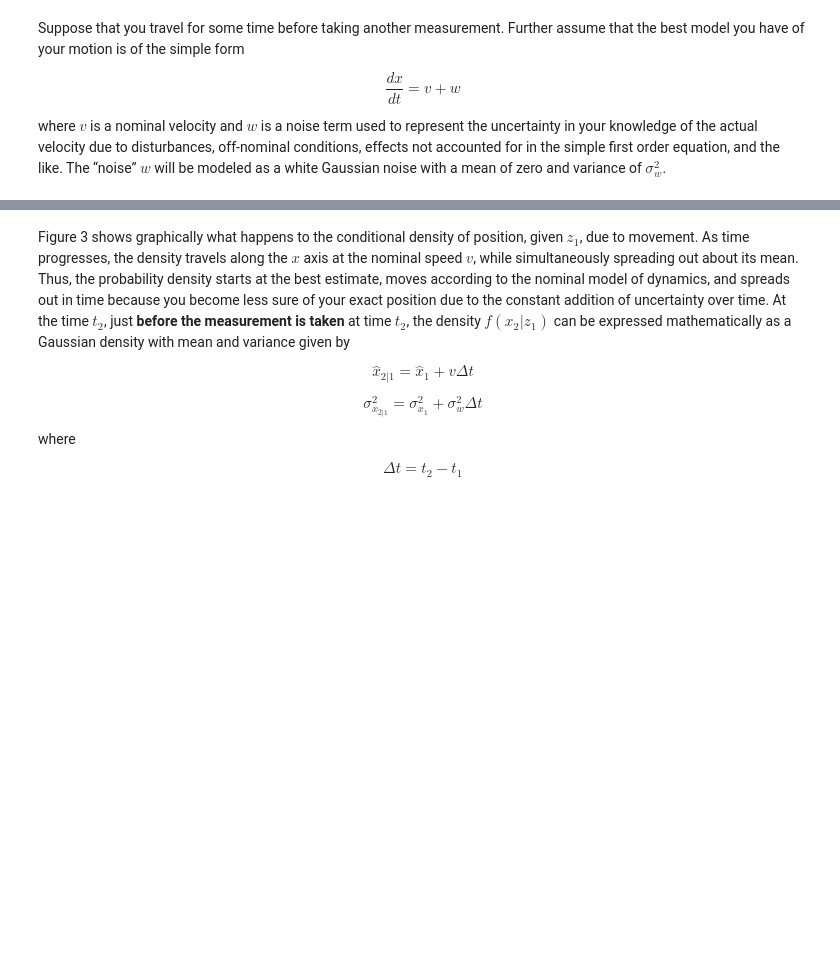
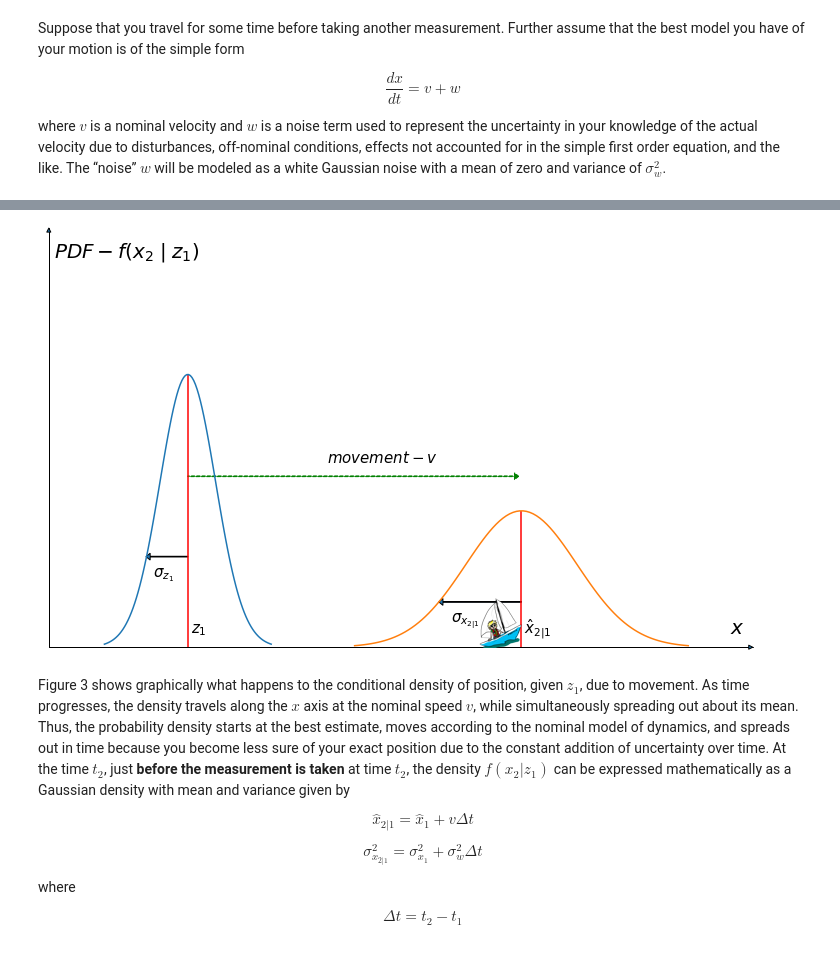
Before and after one commit to razmikmelikbekyan/KalmanFilter, a Jupyter notebook: theory/KalmanFilterTheory.ipynb, the cells around one changed output, grey strips where cells are left out. Saved outputs shown, nothing was run; the diff lists cells and outputs as text; code cells hidden in the pictures; blank space fills up the shorter version.

```diff
--- a/theory/KalmanFilterTheory.ipynb
+++ b/theory/KalmanFilterTheory.ipynb
@@ -79,3 +98,7 @@ where $v$ is a nominal velocity and $w$ is a noise term used to represent the un
+# %%
+display(Image("images/4_boat_2.png", embed=True, unconfined=False))
+# %% [output]
+[figure, added]
 # %% [markdown]
 Figure 3 shows graphically what happens to the conditional density of position, given $z_{1}$, due to movement. As time progresses, the density travels along the $x$ axis at the nominal speed $v$, while simultaneously spreading out about its mean. Thus, the probability density starts at the best estimate, moves according to the nominal model of dynamics, and spreads out in time because you become less sure of your exact position due to the constant addition of uncertainty over time. At the time $t_{2}$, just **before the measurement is taken** at time $t_{2}$, the density $f(x_{2} | z_{1})$ can be expressed mathematically as a Gaussian density with mean and variance given by
 
```
Also changed, not shown: parts of 24 cells of this notebook.
